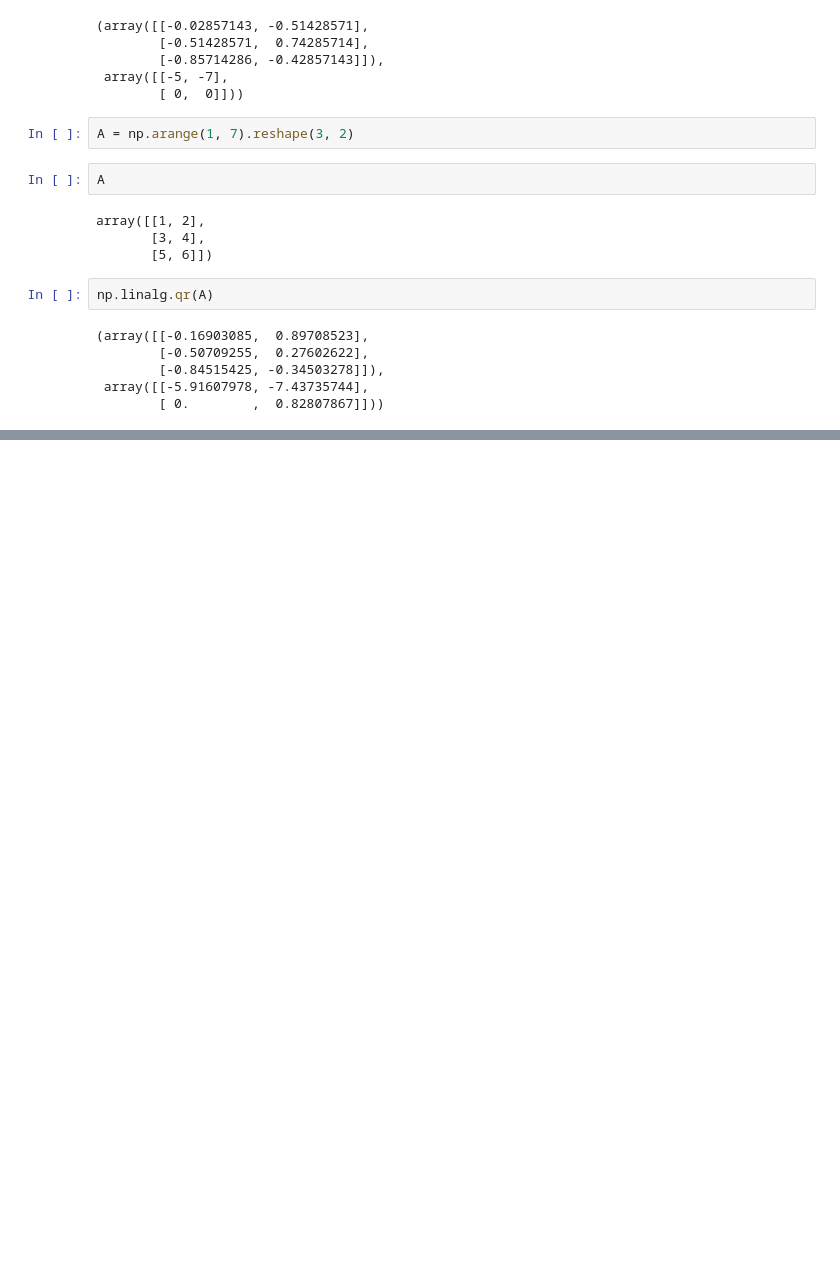
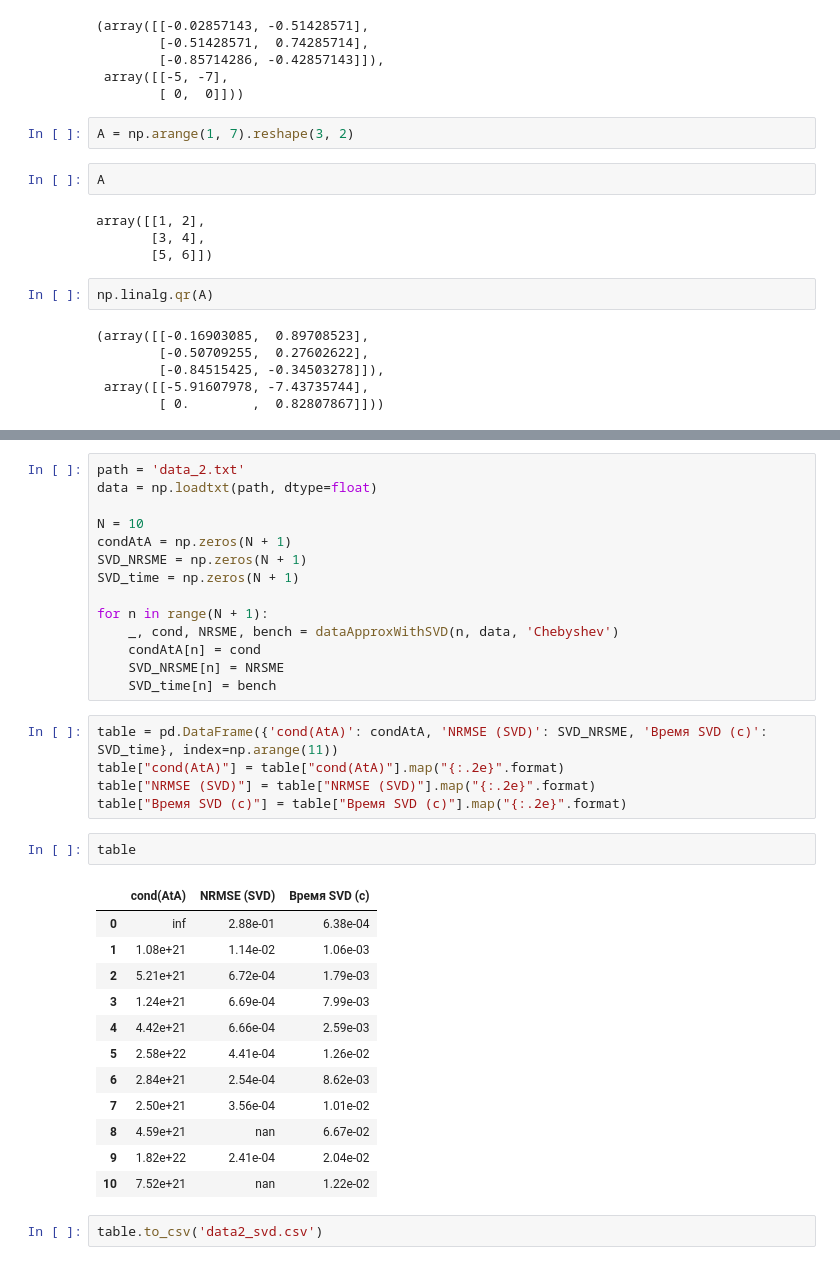
Before and after one commit to DilshodN/MMCM, a Jupyter notebook: task1/task1.ipynb, the cells around one changed output, grey strips where cells are left out. Drawn from its saved outputs; the diff is of its cells as text; blank space fills up the shorter version.

```diff
--- a/task1/task1.ipynb
+++ b/task1/task1.ipynb
@@ -271,0 +302,36 @@ np.linalg.qr(A)
+# %%
+path = 'data_2.txt'
+data = np.loadtxt(path, dtype=float)
+
+N = 10
+condAtA = np.zeros(N + 1)
+SVD_NRSME = np.zeros(N + 1)
+SVD_time = np.zeros(N + 1)
+
+for n in range(N + 1):
+    _, cond, NRSME, bench = dataApproxWithSVD(n, data, 'Chebyshev')
+    condAtA[n] = cond
+    SVD_NRSME[n] = NRSME
+    SVD_time[n] = bench
+# %%
+table = pd.DataFrame({'cond(AtA)': condAtA, 'NRMSE (SVD)': SVD_NRSME, 'Время SVD (с)': SVD_time}, index=np.arange(11))
+table["cond(AtA)"] = table["cond(AtA)"].map("{:.2e}".format)
+table["NRMSE (SVD)"] = table["NRMSE (SVD)"].map("{:.2e}".format)
+table["Время SVD (с)"] = table["Время SVD (с)"].map("{:.2e}".format)
+# %%
+table
+# %% [output]
+|  | cond(AtA) | NRMSE (SVD) | Время SVD (с) |
+| 0 | inf | 2.88e-01 | 6.38e-04 |
+| 1 | 1.08e+21 | 1.14e-02 | 1.06e-03 |
+| 2 | 5.21e+21 | 6.72e-04 | 1.79e-03 |
+| 3 | 1.24e+21 | 6.69e-04 | 7.99e-03 |
+| 4 | 4.42e+21 | 6.66e-04 | 2.59e-03 |
+| 5 | 2.58e+22 | 4.41e-04 | 1.26e-02 |
+| 6 | 2.84e+21 | 2.54e-04 | 8.62e-03 |
+| 7 | 2.50e+21 | 3.56e-04 | 1.01e-02 |
+| 8 | 4.59e+21 | nan | 6.67e-02 |
+| 9 | 1.82e+22 | 2.41e-04 | 2.04e-02 |
+| 10 | 7.52e+21 | nan | 1.22e-02 |
+# %%
+table.to_csv('data2_svd.csv')
```
Also changed, not shown: parts of 8 cells of this notebook, 3 other files.
